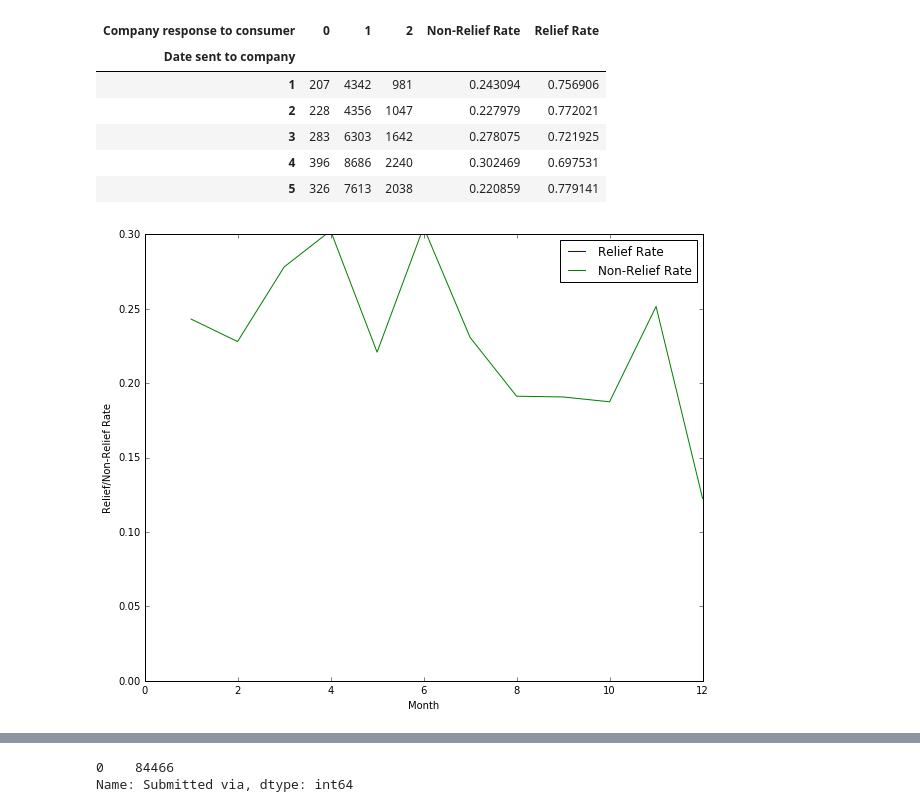
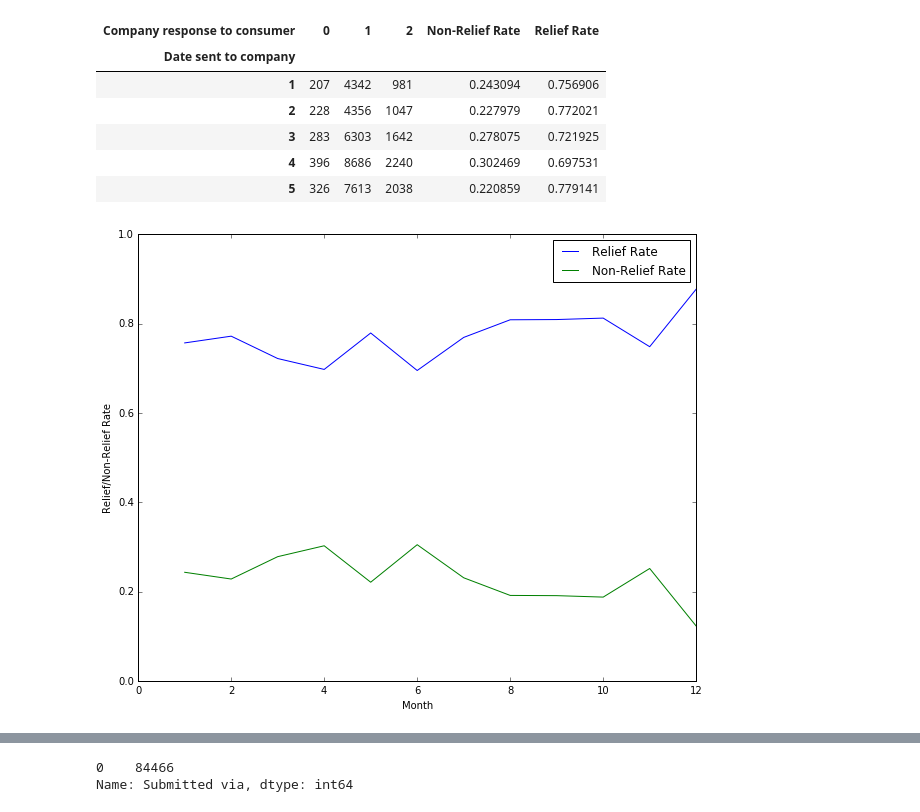
Before and after one commit to ChrisMichael11/Consumer_Complaint_Project, a Jupyter notebook: eda/EDA_Response_Prediction_full.ipynb, the cells around one changed output, grey strips where cells are left out. Drawn from its saved outputs; the diff is of its cells as text; code cells hidden in the pictures.

```diff
--- a/eda/EDA_Response_Prediction_full.ipynb
+++ b/eda/EDA_Response_Prediction_full.ipynb
@@ -565,17 +570,17 @@ month_v_resp.head()
 # %%
 fig = plt.figure(figsize=(10,8))
 plt.plot(month_v_resp.index,month_v_resp['Relief Rate'])
 plt.plot(month_v_resp.index,month_v_resp['Non-Relief Rate'])
 
 plt.xlim([0.0, 12])
-plt.ylim([0.0, 0.30])
+plt.ylim([0.0, 1.0])
 plt.xlabel('Month')
 plt.ylabel('Relief/Non-Relief Rate')
 #plt.title('')
 plt.legend(loc="upper right")
 plt.show()
 # %% [output]
-[figure, old version]
+[figure, new version]
 # %%
 state_v_resp = pd.crosstab(df['State'], df['Company response to consumer'])
 state_v_resp['Relief Rate'] = compl_v_resp[0] / (compl_v_resp[0] + compl_v_resp[1])# + compl_v_resp[2])
```
Also changed, not shown: parts of 26 cells of this notebook, 1 other file.
